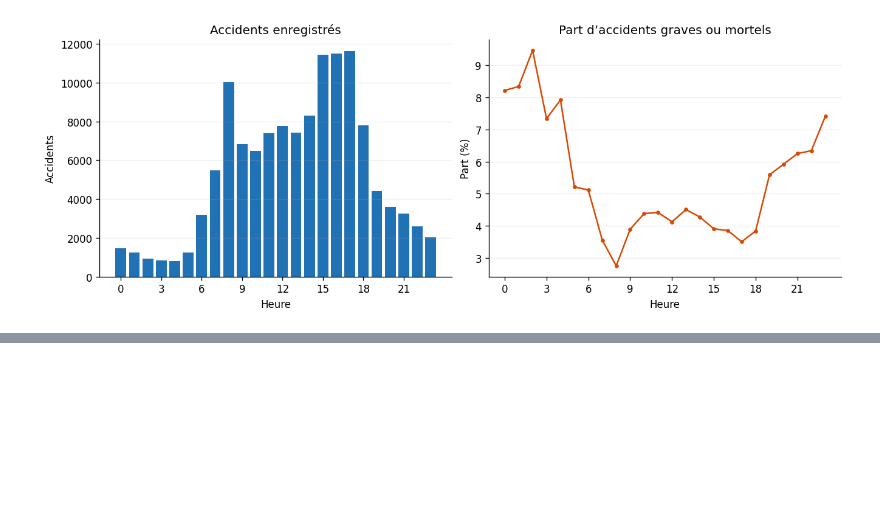
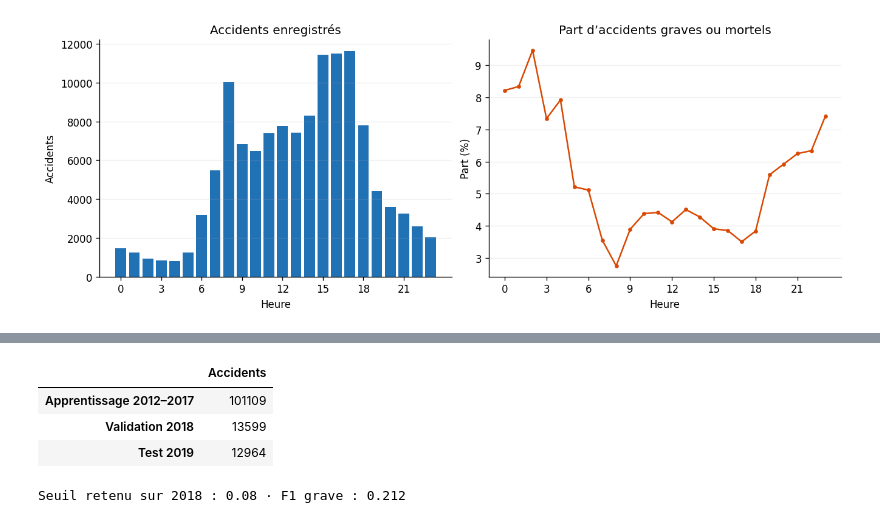
Before and after one commit to alex-abdallah/bigData, a Jupyter notebook: TP2/Road_Crash_PySpark.ipynb, the cells around one changed output, grey strips where cells are left out. Saved outputs shown, nothing was run; the diff lists cells and outputs as text; code cells hidden in the pictures; blank space fills up the shorter version.

```diff
--- a/TP2/Road_Crash_PySpark.ipynb
+++ b/TP2/Road_Crash_PySpark.ipynb
@@ -1507,0 +538,51 @@ Session Spark arrêtée. Relancer depuis la création de session pour refaire le
+# %%
+from pyspark.ml import Pipeline, PipelineModel
+from pyspark.ml.classification import LogisticRegression
+from pyspark.ml.feature import OneHotEncoder, SQLTransformer, StringIndexer, VectorAssembler
+from pyspark.ml.functions import vector_to_array
+
+INPUTS = ["Time", "Day", "Weather Cond", "Road Surface", "DayNight", "Area Speed"]
+categoriels = ["heure", *INPUTS[1:]]
+indices = [f"categorie_{i}" for i in range(len(categoriels))]
+one_hot = [f"vecteur_{i}" for i in range(len(categoriels))]
+preparation = SQLTransformer(statement="""
+    SELECT *, CAST(HOUR(TRY_TO_TIMESTAMP(UPPER(TRIM(`Time`)), 'hh:mm a')) AS STRING) AS heure
+    FROM __THIS__
+""")
+pipeline = Pipeline(stages=[
+    preparation,
+    StringIndexer(inputCols=categoriels, outputCols=indices, handleInvalid="keep"),
+    OneHotEncoder(inputCols=indices, outputCols=one_hot, handleInvalid="keep"),
+    VectorAssembler(inputCols=one_hot, outputCol="features"),
+    LogisticRegression(maxIter=35, regParam=0.01),
+])
+
+splits = {"Apprentissage 2012–2017": crash_df.where(col("Year") < 2018),
+          "Validation 2018": crash_df.where(col("Year") == 2018),
+          "Test 2019": crash_df.where(col("Year") == 2019)}
+tailles = {nom: subset.count() for nom, subset in splits.items()}
+assert sum(tailles.values()) == n_crash and all(tailles.values())
+display(pd.Series(tailles, name="Accidents").to_frame())
+train, val, test = splits.values()
+model = pipeline.fit(train.select(*INPUTS, "label"))
+
+val_scores = model.transform(val.select(*INPUTS, "label")).select(
+    "label", vector_to_array("probability")[1].alias("score")).cache()
+candidats = spark.range(1, 51).select((col("id") / 100.0).alias("seuil"))
+val_metrics = (val_scores.crossJoin(candidats).groupBy("seuil").agg(
+    F.sum(((col("label") == 1) & (col("score") > col("seuil"))).cast("long")).alias("tp"),
+    F.sum(((col("label") == 0) & (col("score") > col("seuil"))).cast("long")).alias("fp"),
+    F.sum((col("label") == 1).cast("long")).alias("positifs"))
+    .withColumn("f1", F.try_divide(2 * col("tp"), col("tp") + col("fp") + col("positifs"))))
+meilleur = val_metrics.orderBy(F.desc("f1"), "fp", F.desc("seuil")).first()
+assert meilleur.positifs > 0
+seuil = float(meilleur.seuil)
+model.stages[-1].setThreshold(seuil)
+val_scores.unpersist()
+print(f"Seuil retenu sur 2018 : {seuil:.2f} · F1 grave : {meilleur.f1:.3f}")
+# %% [output]
+|  | Accidents |
+| Apprentissage 2012–2017 | 101109 |
+| Validation 2018 | 13599 |
+| Test 2019 | 12964 |
+Seuil retenu sur 2018 : 0.08 · F1 grave : 0.212
```
Also changed, not shown: parts of 140 cells of this notebook, 1 other file.
